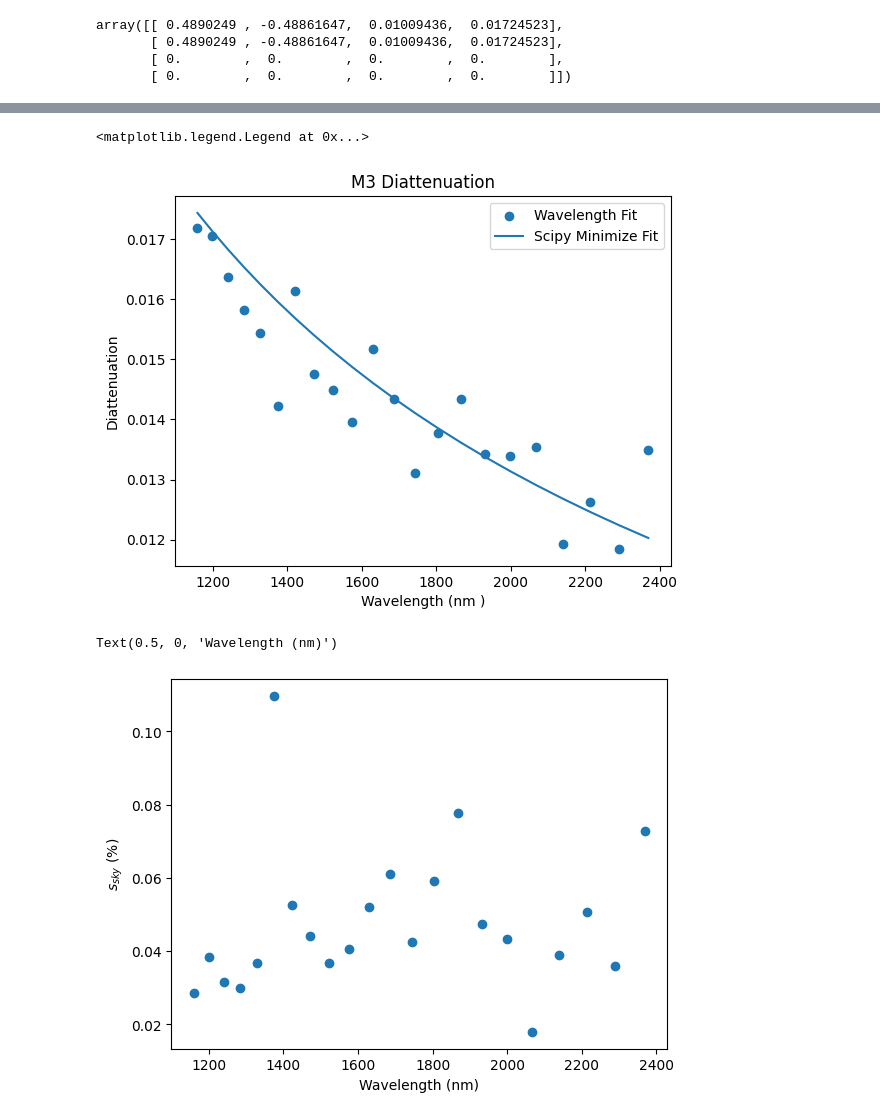
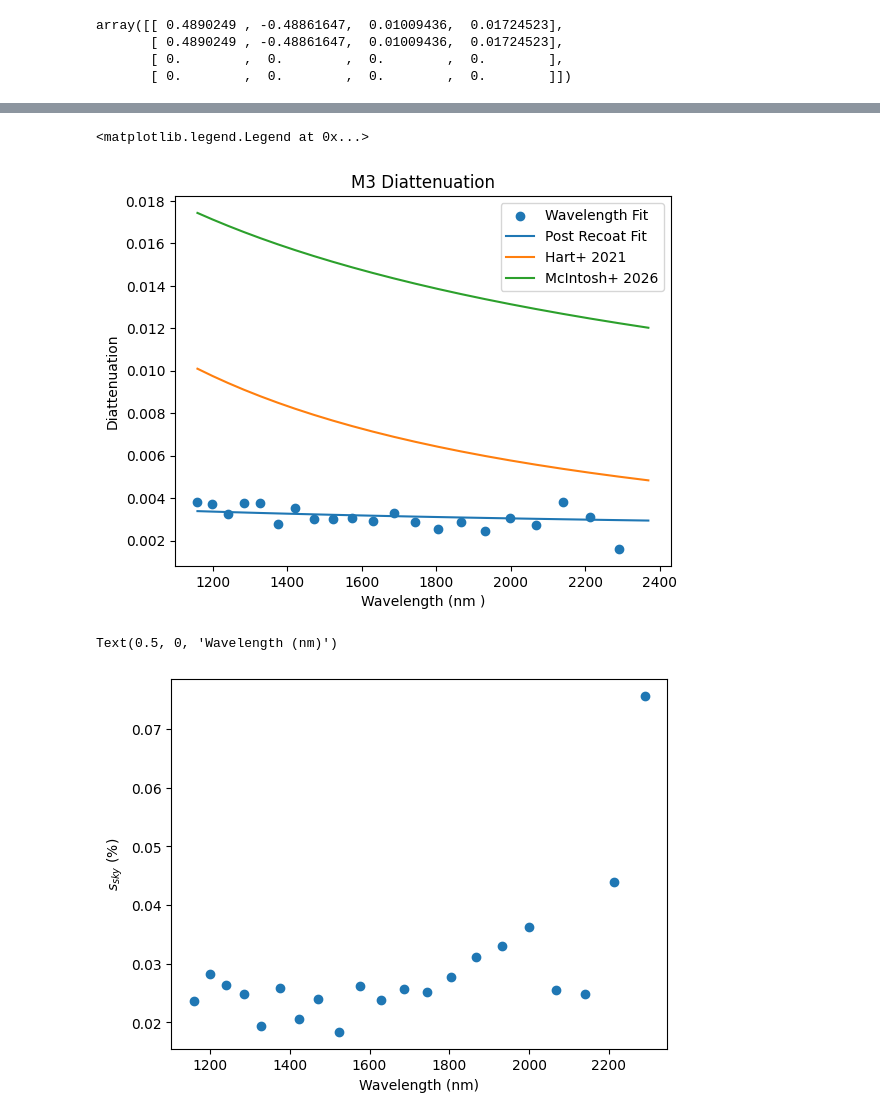
Before and after one commit to UCSB-Exoplanet-Polarimetry-Lab/pyPolCal, a Jupyter notebook: pyPolCal/tutorial_notebooks/CHARIS_fitting_tutorial/5_fit_on_sky_data_globally.ipynb, the cells around one changed output, grey strips where cells are left out. Saved outputs shown, nothing was run; the diff lists cells and outputs as text; code cells hidden in the pictures.

Commit message:
m3 post-recoat update

```diff
--- a/pyPolCal/tutorial_notebooks/CHARIS_fitting_tutorial/5_fit_on_sky_data_globally.ipynb
+++ b/pyPolCal/tutorial_notebooks/CHARIS_fitting_tutorial/5_fit_on_sky_data_globally.ipynb
@@ -150,25 +155,27 @@ print(result_min)
 # %%
 # Plotting against wavelength fits
 from pyPolCal.csv_tools import model_data
 import matplotlib.pyplot as plt
 from pyMuellerMat.physical_models.charis_physical_models import * # Joost 't Hart M3 Model
 dir = 'wavelength_fit_results_on_sky'
 df = model_data(dir)
-plt.scatter(wavelength_bins, df['M3_epsilon'], label='Wavelength Fit')
-plt.plot(wavelength_bins, M3_diattenuation(wavelength_bins, m1=3.186, b1=15.56, m2=1.040, b2=9.69), label='Scipy Minimize Fit')
+plt.scatter(wavelength_bins[:-1], df['M3_epsilon'][:-1], label='Wavelength Fit')
+plt.plot(wavelength_bins, M3_diattenuation(wavelength_bins, m1=1.768, b1=12.77, m2=2.455, b2=15.67), label='Post Recoat Fit')
+plt.plot(wavelength_bins, M3_diattenuation(wavelength_bins, m1=2.104, b1=14.2, m2=2.1,b2=13.2), label='Hart+ 2021')
+plt.plot(wavelength_bins, M3_diattenuation(wavelength_bins, m1=3.186, b1=15.56, m2=1.040,b2=9.69), label='McIntosh+ 2026')
 plt.xlabel("Wavelength (nm )")
 plt.ylabel("Diattenuation")
 plt.title("M3 Diattenuation")
 plt.legend()
 # %% [output]
 <matplotlib.legend.Legend at 0x...>
-[figure, old version]
+[figure, new version]
 # %%
 # CALCULATE S_SKY
 
 from pyPolCal.fitting import calc_sem_global
 import matplotlib.pyplot as plt
-m1, b1, m2, b2 = (3.186,15.56,1.040,9.69)
+m1, b1, m2, b2 = (1.786,12.77,2.455,15.67)
 p0_dict = {
     "M3":
     {"m1": m1,
@@ -178,12 +185,12 @@ p0_dict = {
     }
 }
 s_sky = calc_sem_global(csvdir, system_dict, p0_dict,number_of_fitted_params=4,m3=True)
-plt.scatter(wavelength_bins, s_sky)
+plt.scatter(wavelength_bins[:-1], s_sky[:-1])
 plt.ylabel(r'$s_{sky}$ (%)')
 plt.xlabel("Wavelength (nm)")
 # %% [output]
 Text(0.5, 0, 'Wavelength (nm)')
-[figure, old version]
+[figure, new version]
 # %%
 with open('s_sky.txt','w') as f:
     for sa in s_sky:
```
Also changed, not shown: parts of 5 cells of this notebook, 46 other files.
